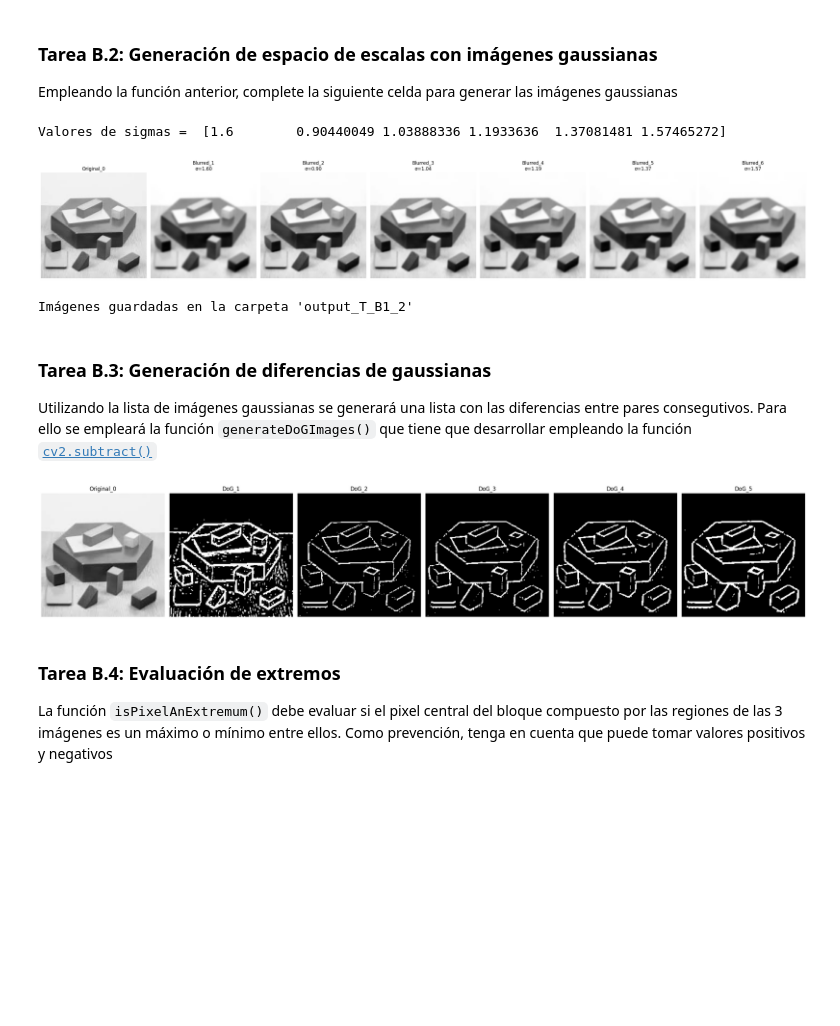
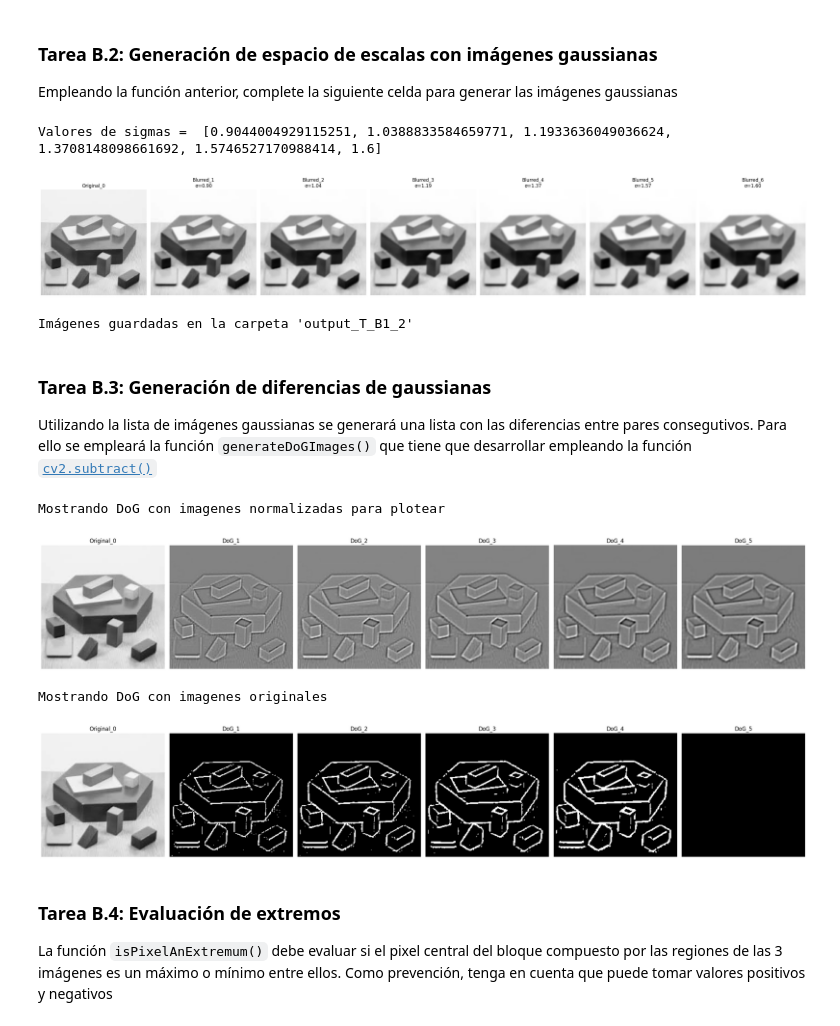
Before and after one commit to beajimeenez/Practicas_Computer_Vision, a Jupyter notebook: Lab_4/src/partB.ipynb, the cells around one changed output. Saved outputs shown, nothing was run; the diff lists cells and outputs as text; code cells hidden in the pictures; blank space fills up the shorter version.

```diff
--- a/Lab_4/src/partB.ipynb
+++ b/Lab_4/src/partB.ipynb
@@ -151,7 +133,7 @@ intervals = 5
 # Initial sigma
 sigma = 1.6
 # We get the necessary sigmas from the given method generateGaussianSigmas()
-sigmas = generateGaussianSigmas(sigma, intervals)
+sigmas = sorted(generateGaussianSigmas(sigma, intervals))
 print("Valores de sigmas = ", sigmas)
 #TODO: Generate the gaussian images
 gaussian_images = generateGaussianImages(image, sigmas)
@@ -180,7 +162,7 @@ print(f"Imágenes guardadas en la carpeta '{folder}'")
 
 # a medida que aumenta sigma, la imagen se ve mas borrosa.
 # %% [output]
-Valores de sigmas =  [1.6        0.90440049 1.03888336 1.1933636  1.37081481 1.57465272]
+Valores de sigmas =  [0.9044004929115251, 1.0388833584659771, 1.1933636049036624, 1.3708148098661692, 1.5746527170988414, 1.6]
 [figure]
 Imágenes guardadas en la carpeta 'output_T_B1_2'
 # %% [markdown]
@@ -198,35 +180,45 @@ def generateDoGImages(gaussian_images):
         List[np.array[np.float32]: List of difference of gaussian images
     """
     dog_images = []
 
     # TODO: Generate the list of difference of gaussians using cv2.subtract()
     for i in range(len(gaussian_images) - 1):
         dog_img = cv2.subtract(gaussian_images[i + 1], gaussian_images[i]).astype(np.float32)
         dog_images.append(dog_img)
 
     return dog_images
 
 dog_images = generateDoGImages(gaussian_images)
-for i in dog_images:
+dog_images_plot = [cv2.normalize(i, None, alpha=0, beta=255, norm_type=cv2.NORM_MINMAX).astype(np.uint8)
+        for i in dog_images]
+for i in dog_images_plot:
     show_image("DoG image", i.astype(np.uint8))
 
 # Mostramos los resultados en una misma figura
+print("Mostrando DoG con imagenes normalizadas para plotear")
+show_original_and_dog(image, dog_images_plot, idx_img=0)
+
+# Mostramos los resultados en una misma figura
+print("Mostrando DoG con imagenes originales")
 show_original_and_dog(image, dog_images, idx_img=0)
 
 # Guardamos los resultados en una carpeta de salida
 folder="output_T_B1_3"
 os.makedirs(folder, exist_ok=True)
 
 # Guardar original
 idx_img = 0
 cv2.imwrite(os.path.join(folder, f"Original_{idx_img}.png"), image.astype(np.uint8))
 
 # Guardar DoG
 for i, dog_img in enumerate(dog_images):
     filename = f"DoG_{i+1}.png"
     cv2.imwrite(os.path.join(folder, filename), dog_img.astype(np.uint8))
 # %% [output]
+Mostrando DoG con imagenes normalizadas para plotear
-[figure, old version]
+[figure, new version]
+Mostrando DoG con imagenes originales
+[figure, added]
 # %% [markdown]
 ### **Tarea B.4**: Evaluación de extremos
 
```
Also changed, not shown: parts of 5 cells of this notebook, 13 other files.
